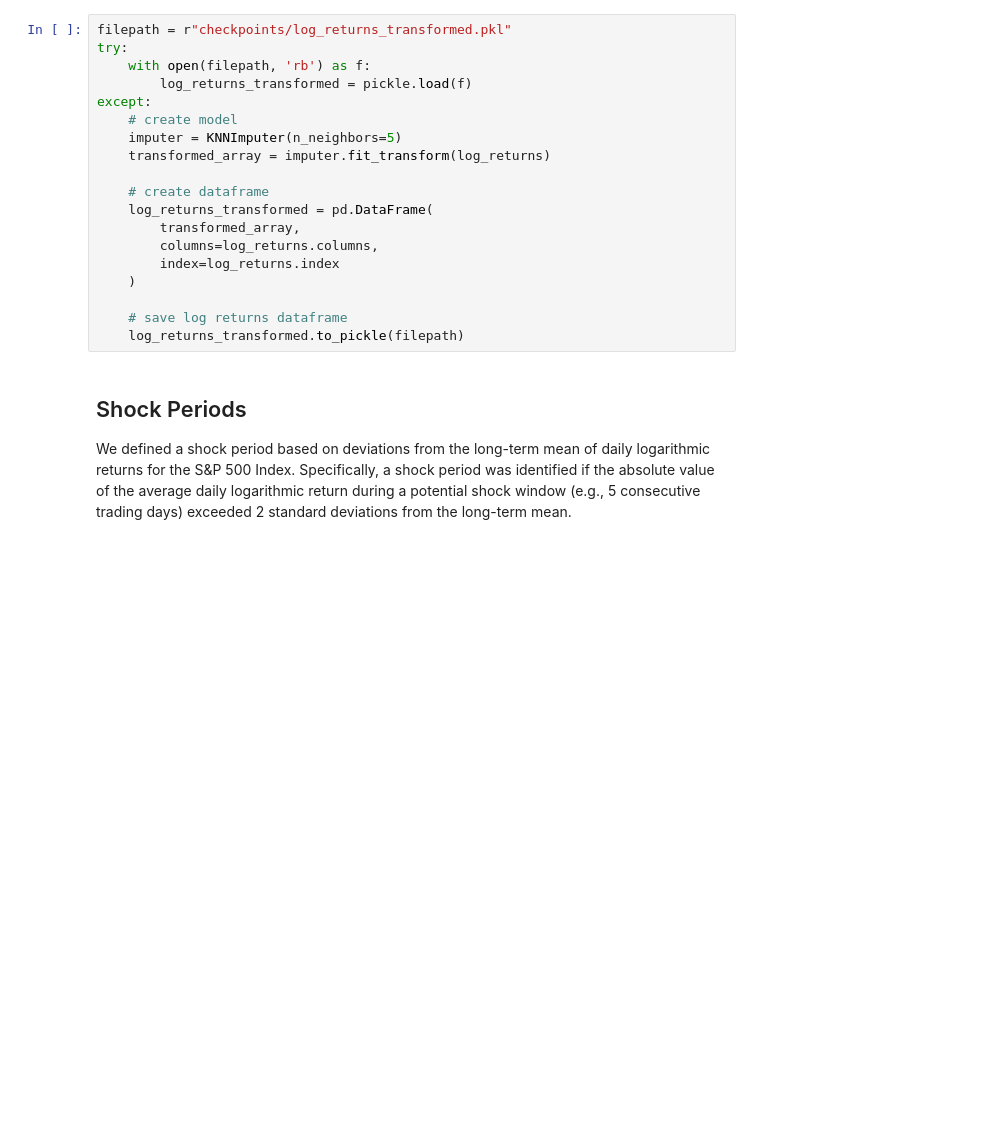
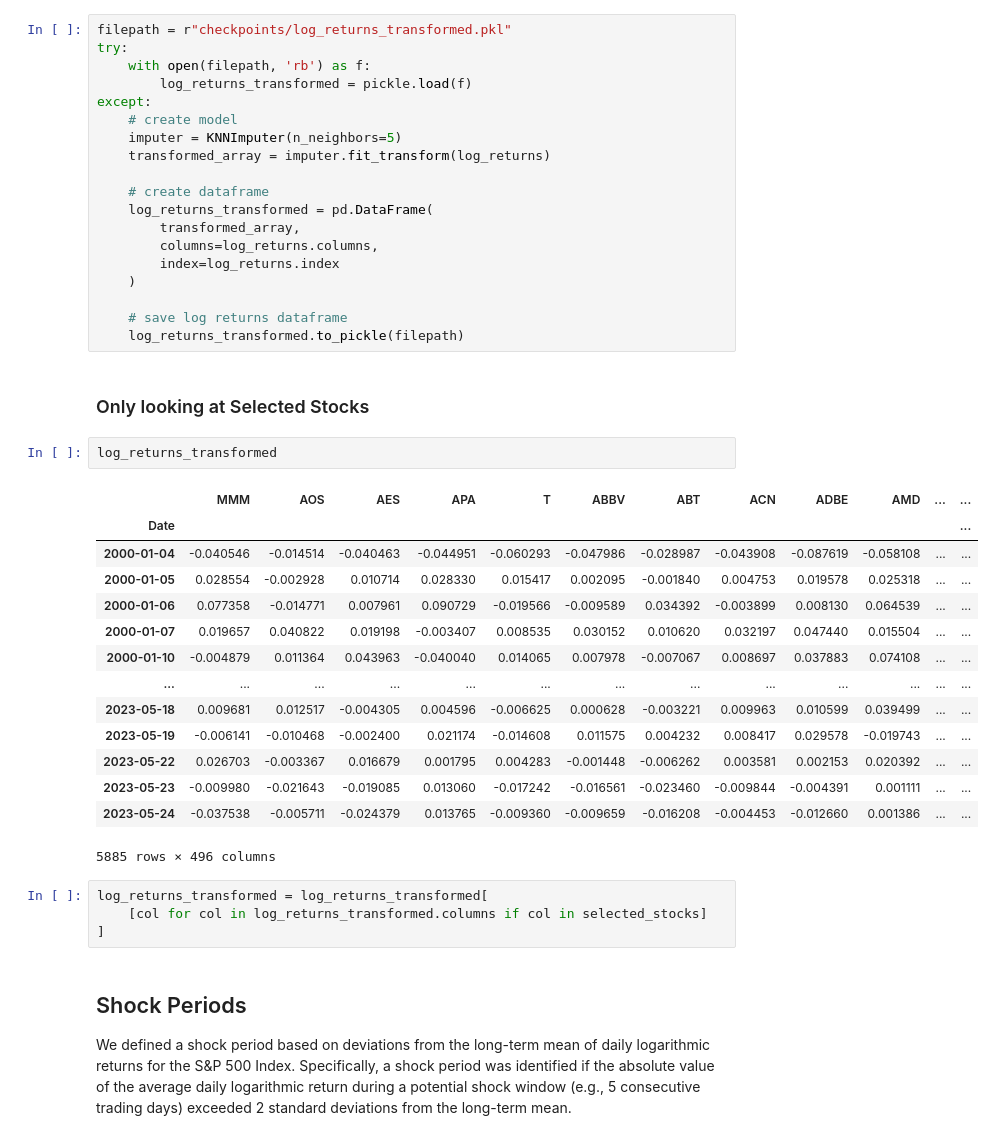
Before and after one commit to donnafaithhh/LP-Norms-and-Volatility, a Jupyter notebook: graph neural network/02 Granger Causality.ipynb, the cells around one changed output. Drawn from its saved outputs; the diff is of its cells as text; blank space fills up the shorter version.

Commit message:
running selected stocks

```diff
--- a/graph neural network/02 Granger Causality.ipynb
+++ b/graph neural network/02 Granger Causality.ipynb
@@ -119,6 +133,29 @@ except:
 
     # save log returns dataframe
     log_returns_transformed.to_pickle(filepath)
+# %% [markdown]
+### Only looking at Selected Stocks
+# %%
+log_returns_transformed
+# %% [output]
+|  | MMM | AOS | AES | APA | T | ABBV | ABT | ACN | ADBE | AMD | ... | ... |
+| Date |  |  |  |  |  |  |  |  |  |  |  | ... |
+| 2000-01-04 | -0.040546 | -0.014514 | -0.040463 | -0.044951 | -0.060293 | -0.047986 | -0.028987 | -0.043908 | -0.087619 | -0.058108 | ... | ... |
+| 2000-01-05 | 0.028554 | -0.002928 | 0.010714 | 0.028330 | 0.015417 | 0.002095 | -0.001840 | 0.004753 | 0.019578 | 0.025318 | ... | ... |
+| 2000-01-06 | 0.077358 | -0.014771 | 0.007961 | 0.090729 | -0.019566 | -0.009589 | 0.034392 | -0.003899 | 0.008130 | 0.064539 | ... | ... |
+| 2000-01-07 | 0.019657 | 0.040822 | 0.019198 | -0.003407 | 0.008535 | 0.030152 | 0.010620 | 0.032197 | 0.047440 | 0.015504 | ... | ... |
+| 2000-01-10 | -0.004879 | 0.011364 | 0.043963 | -0.040040 | 0.014065 | 0.007978 | -0.007067 | 0.008697 | 0.037883 | 0.074108 | ... | ... |
+| ... | ... | ... | ... | ... | ... | ... | ... | ... | ... | ... | ... | ... |
+| 2023-05-18 | 0.009681 | 0.012517 | -0.004305 | 0.004596 | -0.006625 | 0.000628 | -0.003221 | 0.009963 | 0.010599 | 0.039499 | ... | ... |
+| 2023-05-19 | -0.006141 | -0.010468 | -0.002400 | 0.021174 | -0.014608 | 0.011575 | 0.004232 | 0.008417 | 0.029578 | -0.019743 | ... | ... |
+| 2023-05-22 | 0.026703 | -0.003367 | 0.016679 | 0.001795 | 0.004283 | -0.001448 | -0.006262 | 0.003581 | 0.002153 | 0.020392 | ... | ... |
+| 2023-05-23 | -0.009980 | -0.021643 | -0.019085 | 0.013060 | -0.017242 | -0.016561 | -0.023460 | -0.009844 | -0.004391 | 0.001111 | ... | ... |
+| 2023-05-24 | -0.037538 | -0.005711 | -0.024379 | 0.013765 | -0.009360 | -0.009659 | -0.016208 | -0.004453 | -0.012660 | 0.001386 | ... | ... |
+5885 rows × 496 columns
+# %%
+log_returns_transformed = log_returns_transformed[
+    [col for col in log_returns_transformed.columns if col in selected_stocks]
+]
 # %% [markdown]
 ## Shock Periods
 We defined a shock period based on deviations from the long-term mean of daily logarithmic returns for the S&P 500 Index.
```
Also changed, not shown: parts of 2 cells of this notebook.
